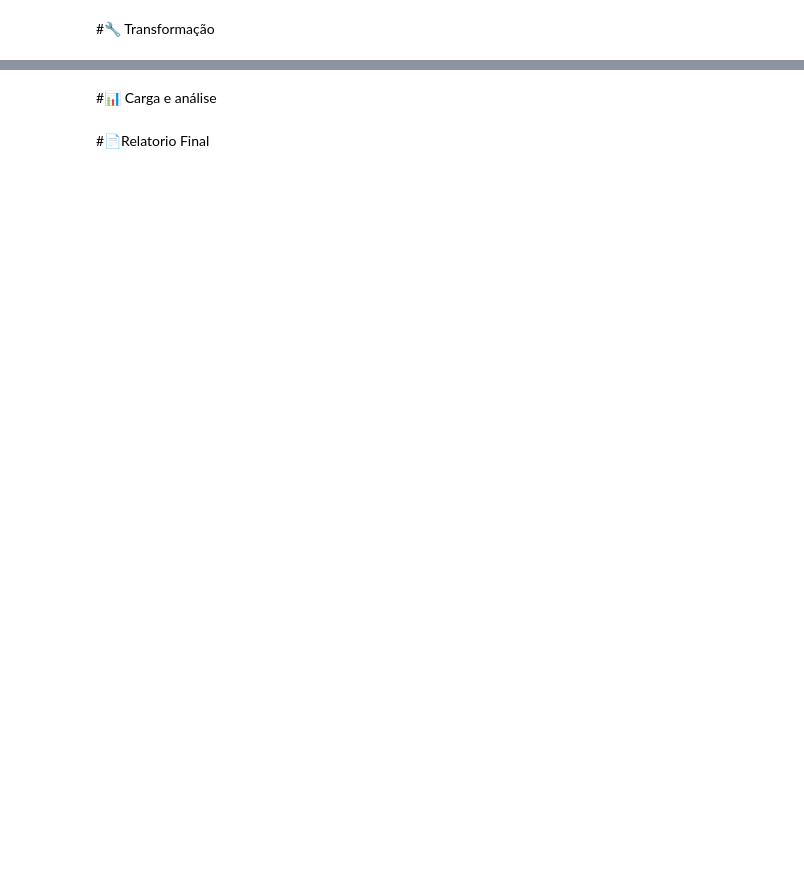
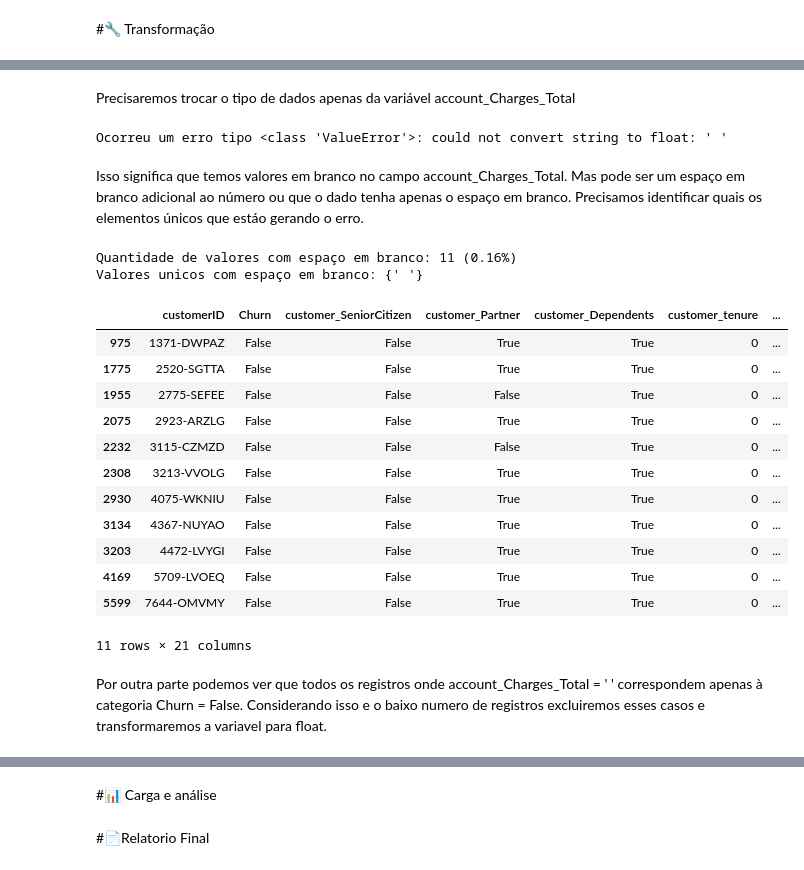
Before and after one commit to Angel-Arroyo-H/alura-data-science-challenge-2, a Jupyter notebook: Alura_DataScience_Challenge2.ipynb, the cells around one changed output, grey strips where cells are left out. Drawn from its saved outputs; the diff is of its cells as text; code cells hidden in the pictures; blank space fills up the shorter version.

```diff
--- a/Alura_DataScience_Challenge2.ipynb
+++ b/Alura_DataScience_Challenge2.ipynb
@@ -6,0 +202,3 @@
+# %%
+dados_tratados = dados_normalizados[dados_normalizados['Churn'].isin(['Yes','No'])].copy()
+dados_tratados['Churn'] = dados_tratados['Churn'].map({'Yes':True,'No':False})
@@ -6,0 +295,12 @@
+# %%
+dados_tratados['customer_SeniorCitizen'] = dados_tratados['customer_SeniorCitizen'].map({0:False,1:True})
+dados_tratados['customer_Partner'] = dados_tratados['customer_Partner'].map({'No':False,'Yes':True})
+dados_tratados['customer_Dependents'] = dados_tratados['customer_Dependents'].map({'No':False,'Yes':True})
+dados_tratados['phone_PhoneService'] = dados_tratados['phone_PhoneService'].map({'No':False,'Yes':True})
+dados_tratados['account_PaperlessBilling'] = dados_tratados['account_PaperlessBilling'].map({'No':False,'Yes':True})
+dados_tratados['customer_is_male'] = dados_tratados['customer_gender'].map({'Female':False,'Male':True})
+dados_tratados.drop(columns='customer_gender',inplace=True) # removendo variavel costumer_gender
+
+# Atualizamos a lista de variáveis booleanas
+variaveis_booleanas.remove('customer_gender')
+variaveis_booleanas.append('customer_is_male')
@@ -6,0 +339,36 @@
+# %% [markdown]
+Precisaremos trocar o tipo de dados apenas da variável account_Charges_Total
+# %%
+try:
+  dados_tratados['account_Charges_Total'] = dados_tratados['account_Charges_Total'].astype(float)
+except Exception as e:
+  print(f"Ocorreu um erro tipo {type(e)}: {e}")
+# %% [output]
+Ocorreu um erro tipo <class 'ValueError'>: could not convert string to float: ' '
+# %% [markdown]
+Isso significa que temos valores em branco no campo account_Charges_Total. Mas pode ser um espaço em branco adicional ao número ou que o dado tenha apenas o espaço em branco. Precisamos identificar quais os elementos únicos que estáo gerando o erro.
+# %%
+valores_com_espaco = [v for v in dados_tratados['account_Charges_Total'] if ' ' in v]
+print(f'Quantidade de valores com espaço em branco: {len(valores_com_espaco)} ({len(valores_com_espaco)/dados_tratados.shape[0]*100:.2f}%)')
+print(f'Valores unicos com espaço em branco: {set(valores_com_espaco)}')
+# %% [output]
+Quantidade de valores com espaço em branco: 11 (0.16%)
+Valores unicos com espaço em branco: {' '}
+# %%
+dados_tratados[dados_tratados['account_Charges_Total'] == ' ']
+# %% [output]
+|  | customerID | Churn | customer_SeniorCitizen | customer_Partner | customer_Dependents | customer_tenure | ... |
+| 975 | 1371-DWPAZ | False | False | True | True | 0 | ... |
+| 1775 | 2520-SGTTA | False | False | True | True | 0 | ... |
+| 1955 | 2775-SEFEE | False | False | False | True | 0 | ... |
+| 2075 | 2923-ARZLG | False | False | True | True | 0 | ... |
+| 2232 | 3115-CZMZD | False | False | False | True | 0 | ... |
+| 2308 | 3213-VVOLG | False | False | True | True | 0 | ... |
+| 2930 | 4075-WKNIU | False | False | True | True | 0 | ... |
+| 3134 | 4367-NUYAO | False | False | True | True | 0 | ... |
+| 3203 | 4472-LVYGI | False | False | True | True | 0 | ... |
+| 4169 | 5709-LVOEQ | False | False | True | True | 0 | ... |
+| 5599 | 7644-OMVMY | False | False | True | True | 0 | ... |
+11 rows × 21 columns
+# %% [markdown]
+Por outra parte podemos ver que todos os registros onde account_Charges_Total = ' ' correspondem apenas à categoria Churn = False. Considerando isso e o baixo numero de registros excluiremos esses casos e transformaremos a variavel para float.
```
Also changed, not shown: parts of 45 cells of this notebook.
